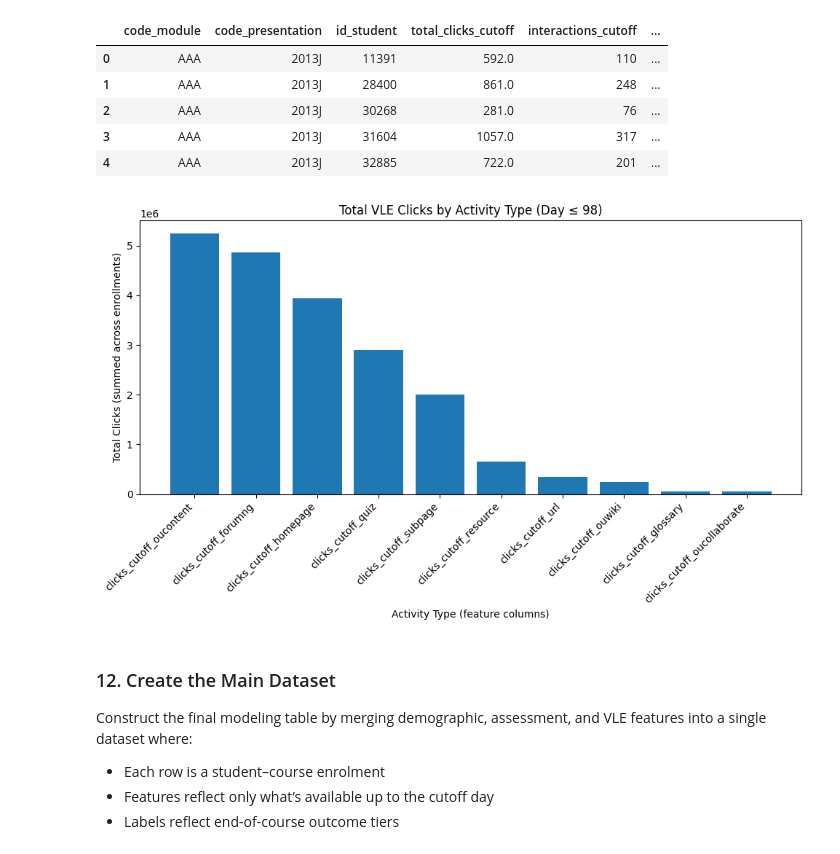
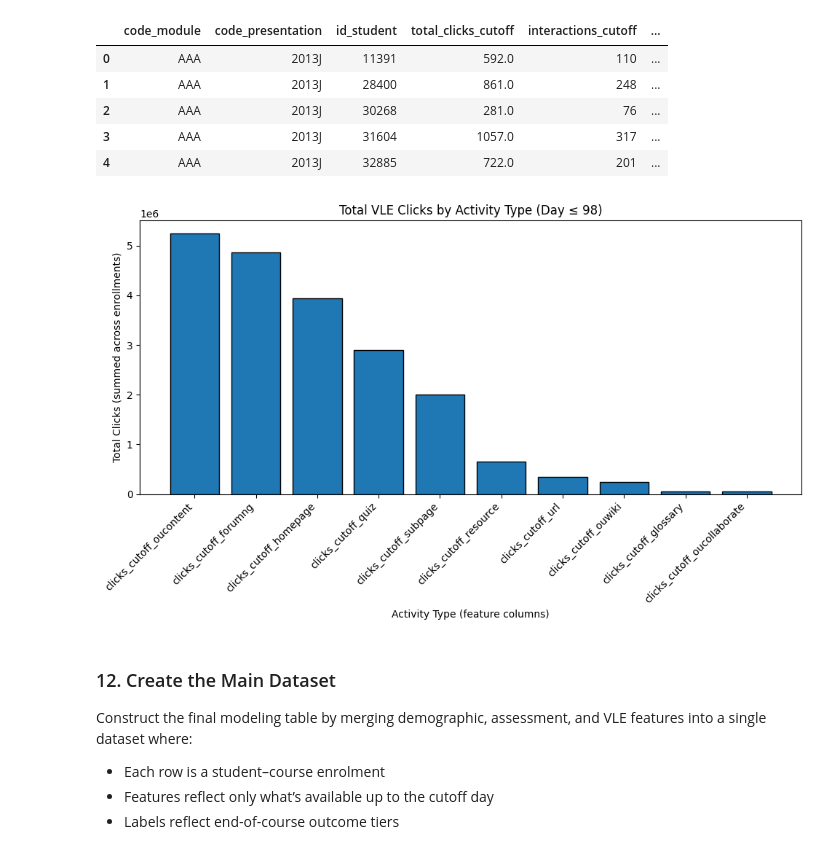
Before and after one commit to dataweby/ToU-Classification, a Jupyter notebook: notebooks/01_dataset_preprocessing.ipynb, the cells around one changed output. Saved outputs shown, nothing was run; the diff lists cells and outputs as text; code cells hidden in the pictures.

```diff
--- a/notebooks/01_dataset_preprocessing.ipynb
+++ b/notebooks/01_dataset_preprocessing.ipynb
@@ -738,33 +738,35 @@ vle_feat.head()
 | 3 | AAA | 2013J | 31604 | 1057.0 | 317 | ... |
 | 4 | AAA | 2013J | 32885 | 722.0 | 201 | ... |
 # %%
-#
-
-# --- Bar chart: total clicks by interaction/activity type (aggregated across all enrollments) ---
 # Identify the activity-type columns created earlier
 activity_type_cols = [c for c in vle_feat.columns if c.startswith("clicks_cutoff_")]
 
 # Sum clicks for each activity type across all student–course enrollments
 activity_totals = vle_feat[activity_type_cols].sum(axis=0).sort_values(ascending=False)
 
 # Keep only top N activity types for readability
 TOP_N = 10
 activity_totals_top = activity_totals.head(TOP_N)
 
 # Plot
 fig, ax = plt.subplots(figsize=(10, 6))
-ax.bar(activity_totals_top.index, activity_totals_top.values)
+ax.bar(
+    activity_totals_top.index,
+    activity_totals_top.values,
+    edgecolor="black",        # This adds the border color
+    linewidth=1             # This controls the thickness of the border
+)
 
 ax.set_title(f"Total VLE Clicks by Activity Type (Day ≤ {CUTOFF_DAY})")
 ax.set_xlabel("Activity Type (feature columns)")
 ax.set_ylabel("Total Clicks (summed across enrollments)")
 plt.xticks(rotation=45, ha="right")
 
 plt.tight_layout()
 plt.savefig(FIG_DIR / "visual_5_types_of_activities.png", dpi=200, bbox_inches='tight')
 plt.show()
 # %% [output]
-[figure, old version]
+[figure, new version]
 # %% [markdown]
 ### 12. Create the Main Dataset
 
```
Also changed, not shown: parts of 29 cells of this notebook, 31 other files.
